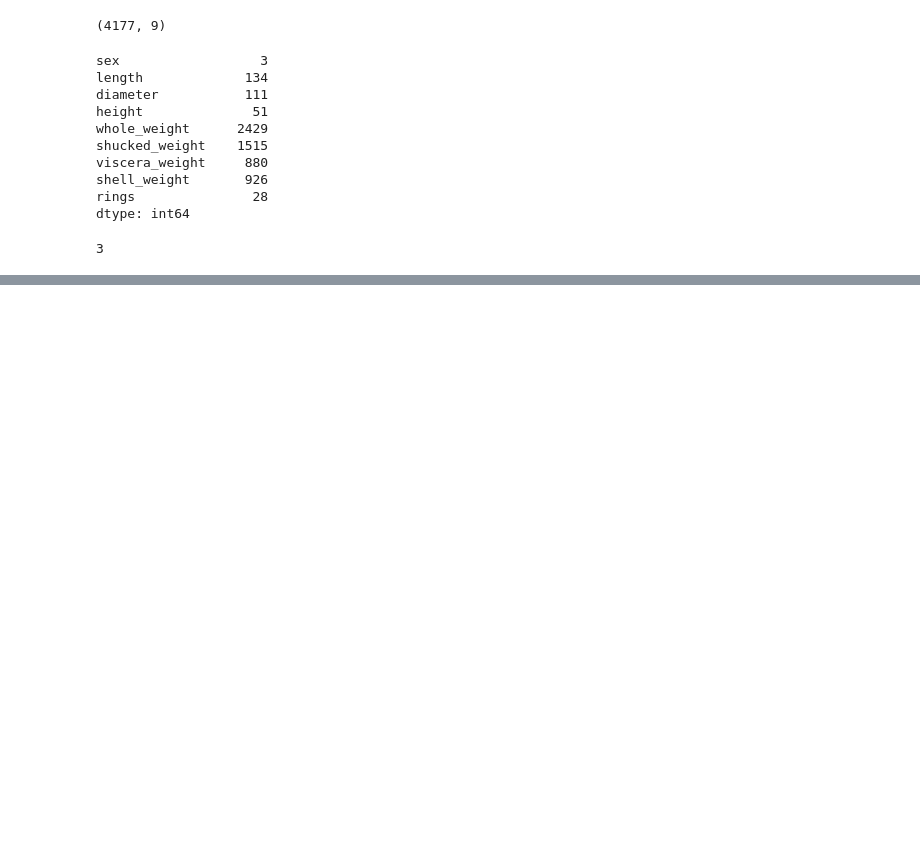
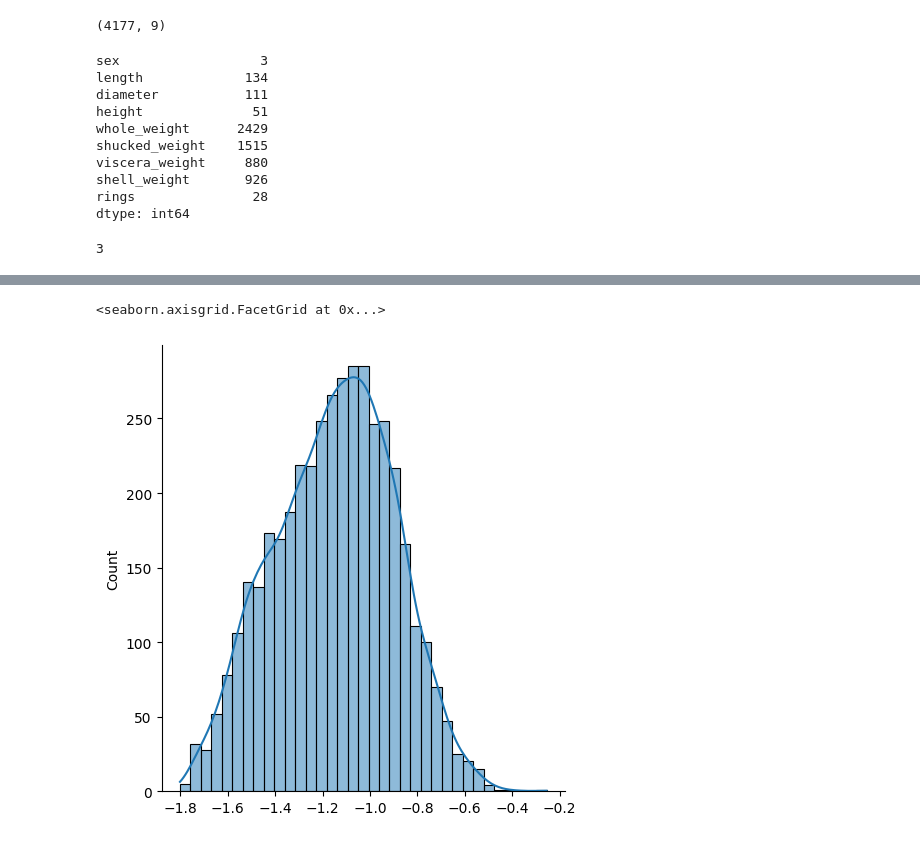
Before and after one commit to viveknaidu007/data-science-projects, a Jupyter notebook: abalone/notebook/predictoin.ipynb, the cells around one changed output, grey strips where cells are left out. Cells and saved outputs as stored; diff of their text form; code cells hidden in the pictures; blank space fills up the shorter version.

```diff
--- a/abalone/notebook/predictoin.ipynb
+++ b/abalone/notebook/predictoin.ipynb
@@ -42,0 +119,8 @@ df['sex'].nunique()
+# %%
+from scipy import stats
+fitted_data , fitted_lambda = stats.boxcox(df['viscera_weight'])
+# %%
+sns.displot(data=fitted_data, kde=True)
+# %% [output]
+<seaborn.axisgrid.FacetGrid at 0x...>
+[figure, added]
```
Also changed, not shown: parts of 29 cells of this notebook, 7 other files.
